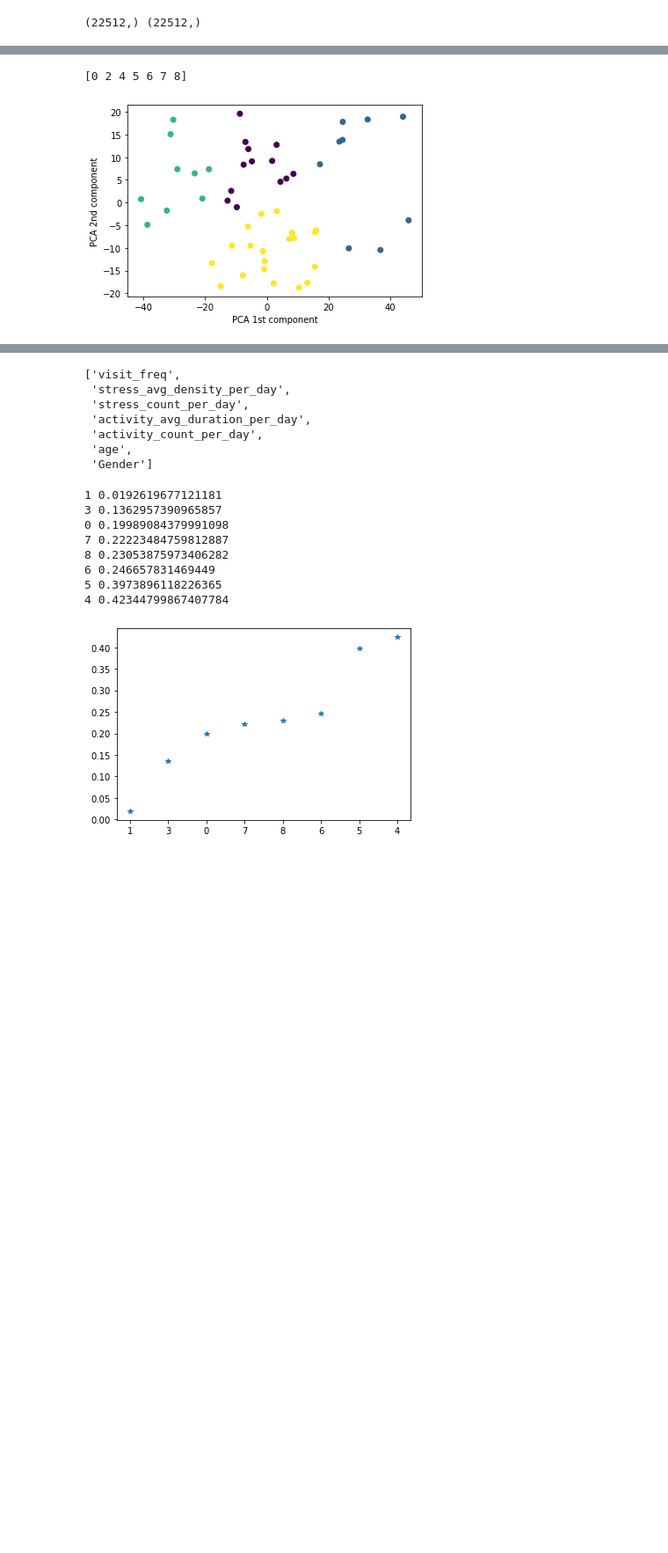
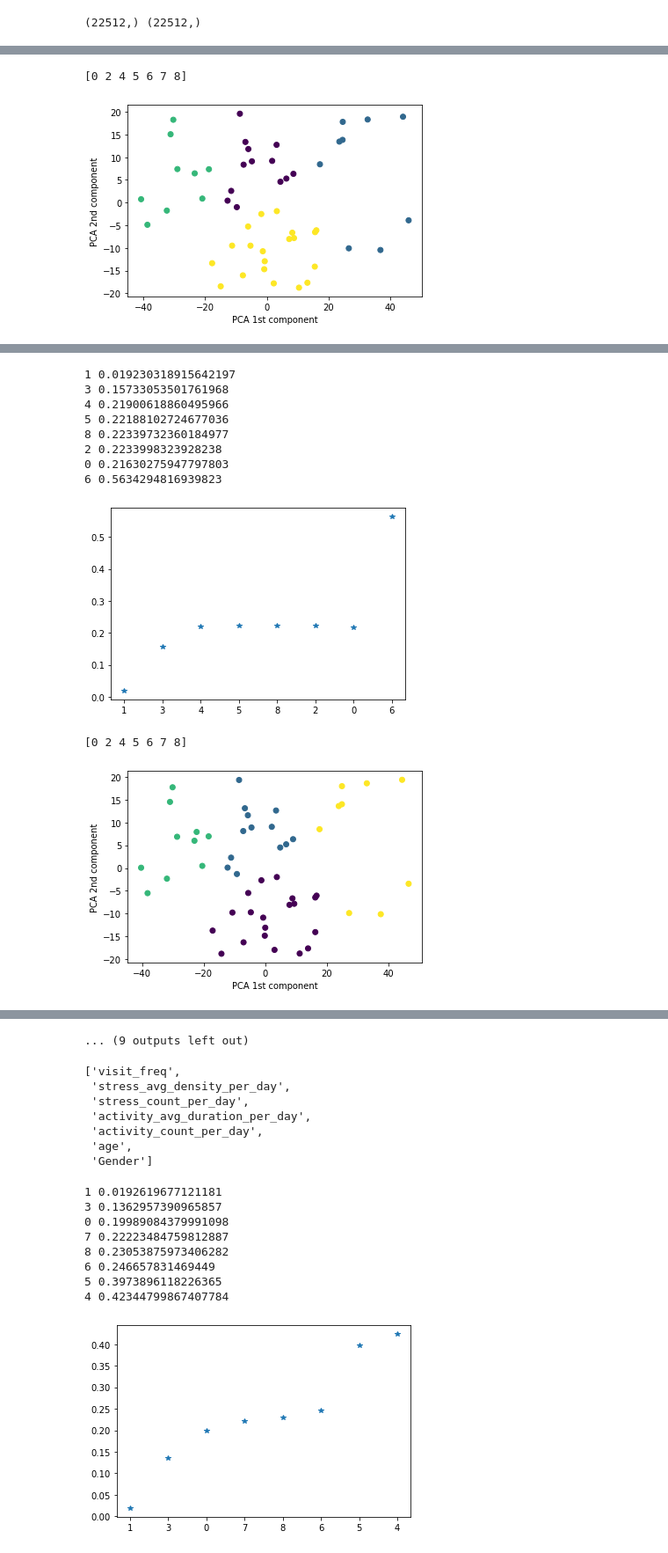
Before and after one commit to aungkonazim/mrisk, a Jupyter notebook: preprocess_event_encoded_data.ipynb, the cells around one changed output, grey strips where cells are left out. Shown at 88% size. Cells and saved outputs as stored; diff of their text form; code cells hidden in the pictures; blank space fills up the shorter version.

```diff
--- a/preprocess_event_encoded_data.ipynb
+++ b/preprocess_event_encoded_data.ipynb
@@ -229,7 +233,7 @@ def get_feature_sequence(df,K=5):
                                  'time','start_time',
                                  'end_time','weekday_encoded'])
 
-Ks = [15]
+Ks = [15,5,10,30]
 
 for K1 in Ks:
     K = K1
@@ -323,0 +331,11 @@ for K1 in Ks:
+1 0.019230318915642197
+3 0.15733053501761968
+4 0.21900618860495966
+5 0.22188102724677036
+8 0.22339732360184977
+2 0.2233998323928238
+0 0.21630275947797803
+6 0.5634294816939823
+[figure, added]
+[0 2 4 5 6 7 8]
+[figure, added]
@@ -324,3 +345,4 @@ for K1 in Ks:
+... (9 outputs left out)
 # %%
 df_seq.feature_names.iloc[0]
 # %% [output]
```
Also changed, not shown: parts of 2 cells of this notebook, 4 other files.
